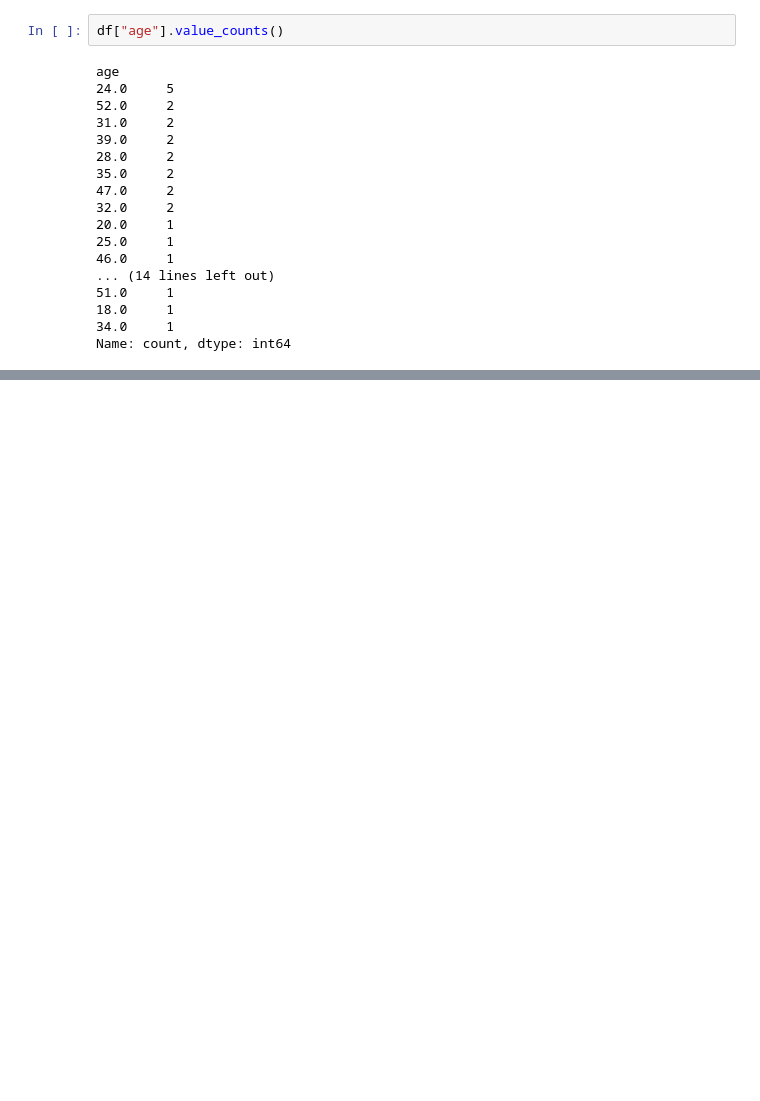
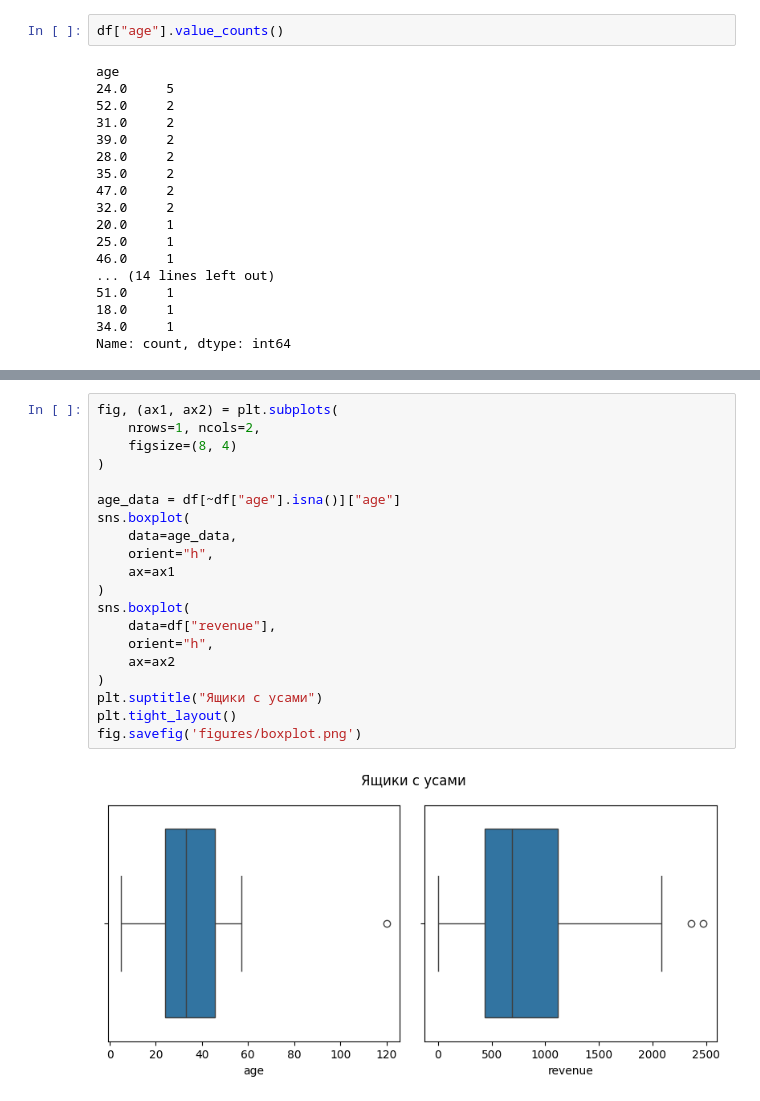
Before and after one commit to dzhoshkun-kd/dpo-dzhoshkun-group2, a Jupyter notebook: homeworks/HW02/HW02.ipynb, the cells around one changed output, grey strips where cells are left out. Saved outputs shown, nothing was run; the diff lists cells and outputs as text; blank space fills up the shorter version.

```diff
--- a/homeworks/HW02/HW02.ipynb
+++ b/homeworks/HW02/HW02.ipynb
@@ -152,0 +189,22 @@ TypeError: Axes.hist() got multiple values for argument 'ax'
+# %%
+fig, (ax1, ax2) = plt.subplots(
+    nrows=1, ncols=2,
+    figsize=(8, 4)
+)
+
+age_data = df[~df["age"].isna()]["age"]
+sns.boxplot(
+    data=age_data,
+    orient="h",
+    ax=ax1
+)
+sns.boxplot(
+    data=df["revenue"],
+    orient="h",
+    ax=ax2
+)
+plt.suptitle("Ящики с усами")
+plt.tight_layout()
+fig.savefig('figures/boxplot.png')
+# %% [output]
+[figure, added]
```
Also changed, not shown: parts of 7 cells of this notebook, 3 other files.
